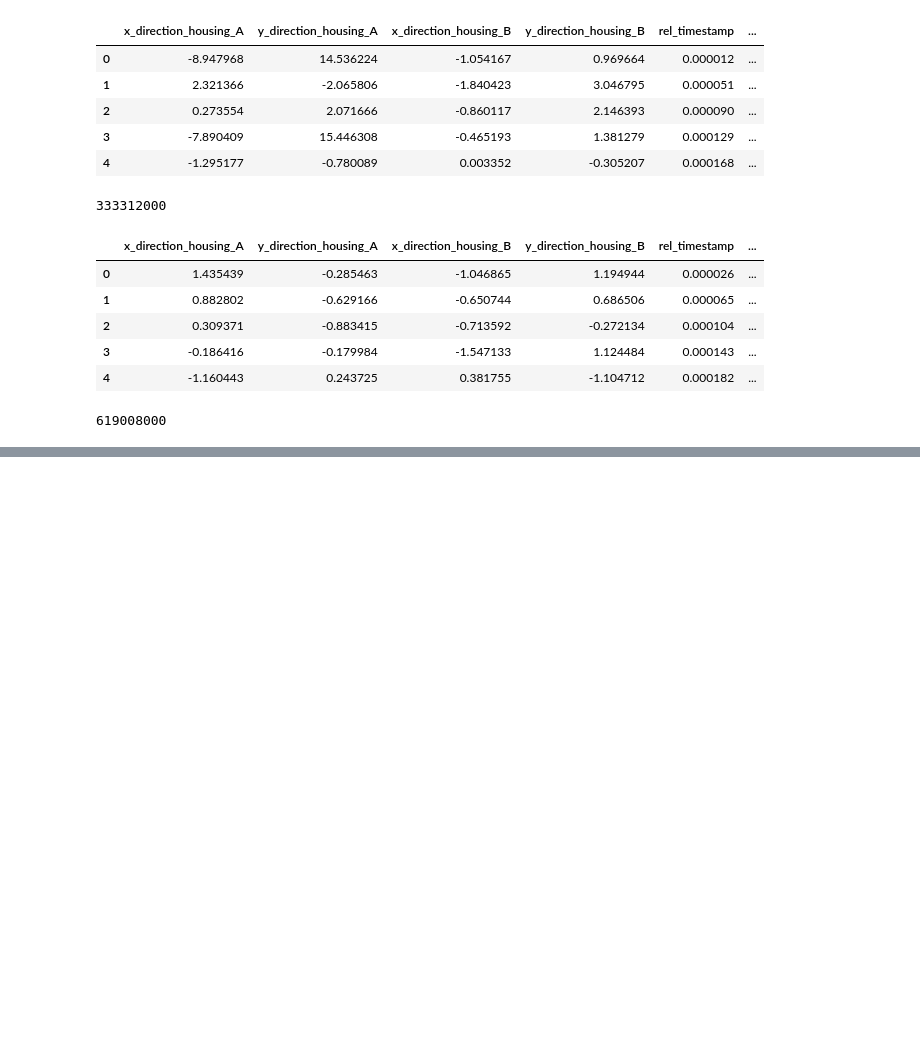
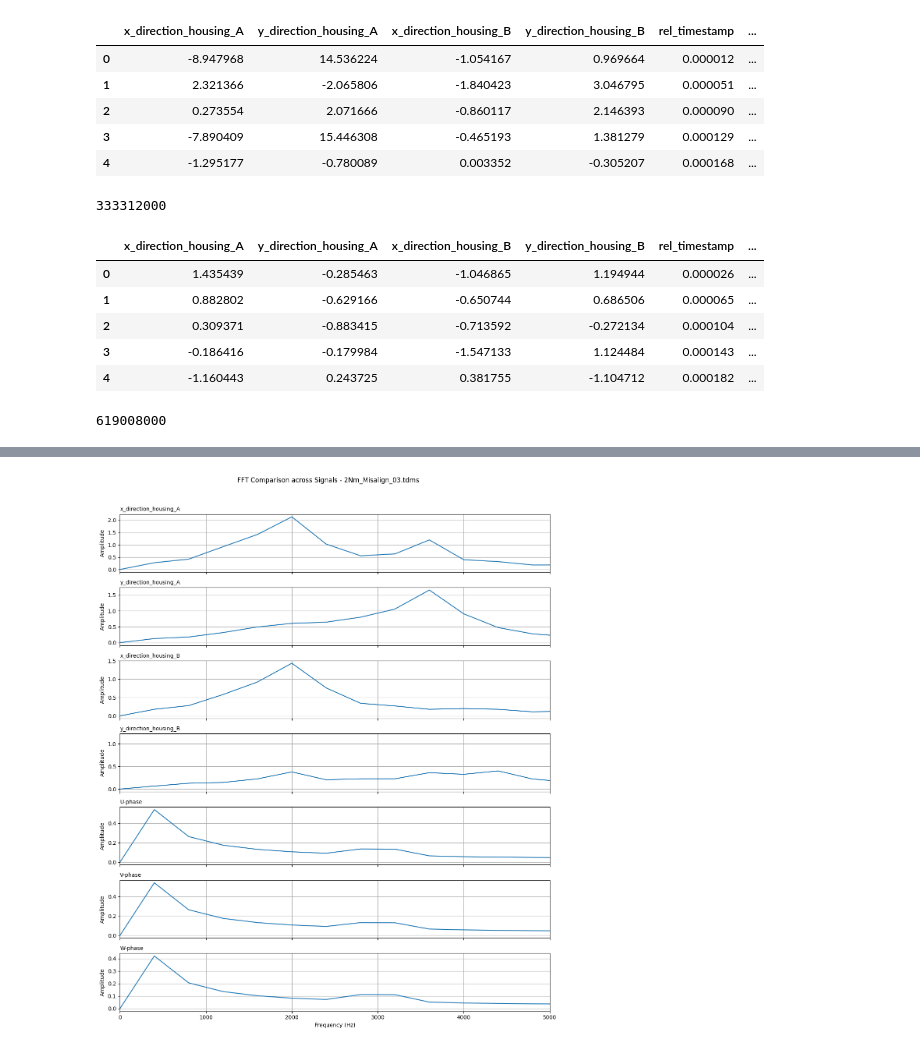
Before and after one commit to Carloscerq/CI-Digital-PBL---Circuitos-Digitais-IV, a Jupyter notebook: Scripts/mlp_training.ipynb, the cells around one changed output, grey strips where cells are left out. Drawn from its saved outputs; the diff is of its cells as text; code cells hidden in the pictures; blank space fills up the shorter version.

```diff
--- a/Scripts/mlp_training.ipynb
+++ b/Scripts/mlp_training.ipynb
@@ -248,0 +364,24 @@ final_df.size
+# %%
+target_file = list(fft_results.keys())[9]
+signals_to_plot = list(fft_results[target_file].keys())
+
+fig, axes = plt.subplots(len(signals_to_plot), 1, figsize=(12, 2 * len(signals_to_plot)), sharex=True)
+
+for ax, signal in zip(axes, signals_to_plot):
+    windows = fft_results[target_file][signal]
+    if windows:
+        freqs = windows[0]["frequency"]
+        avg_amplitude = np.mean([w["amplitude"] for w in windows], axis=0) * (2 / WINDOW)
+
+        ax.plot(freqs, avg_amplitude, color='tab:blue')
+        ax.set_ylabel("Amplitude")
+        ax.set_title(signal, fontsize=10, loc='left')
+        ax.grid(True)
+
+axes[-1].set_xlabel("Frequency (Hz)")
+plt.xlim(0, 5000)
+plt.suptitle(f"FFT Comparison across Signals - {target_file}", y=1.02)
+plt.tight_layout()
+plt.show()
+# %% [output]
+[figure, added]
```
Also changed, not shown: parts of 14 cells of this notebook.
